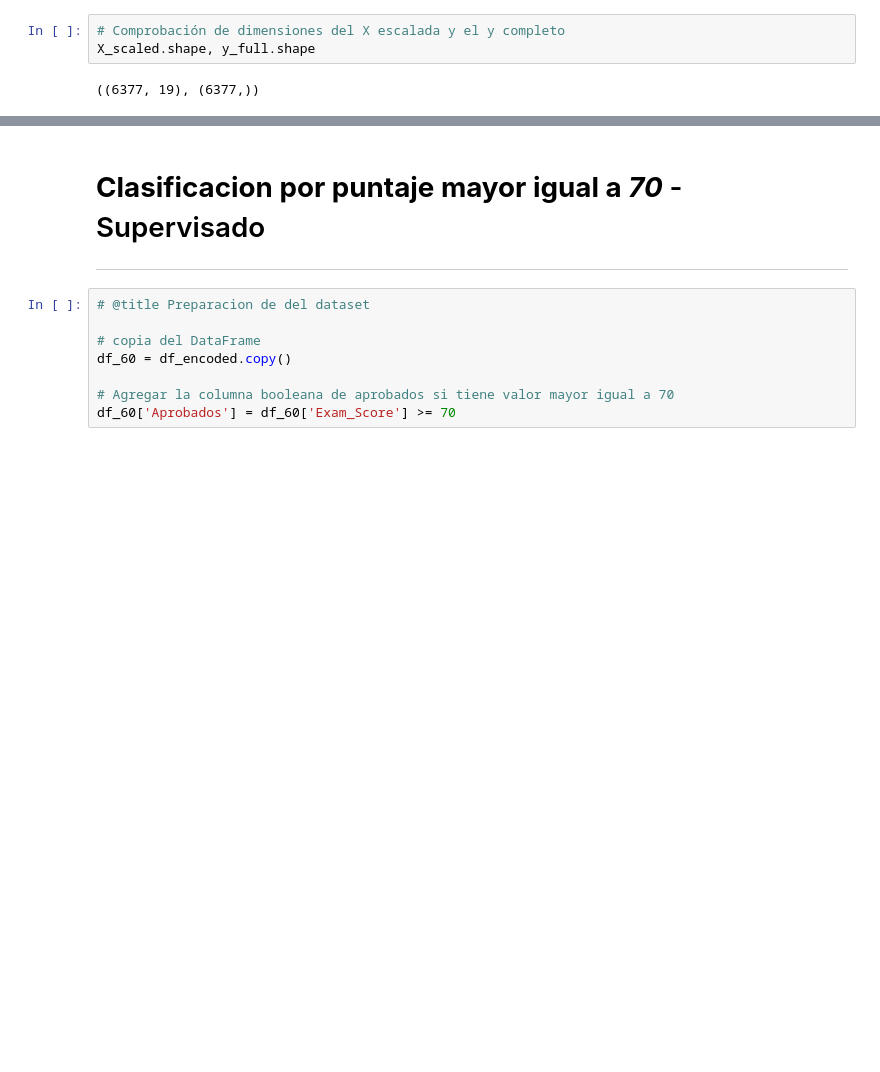
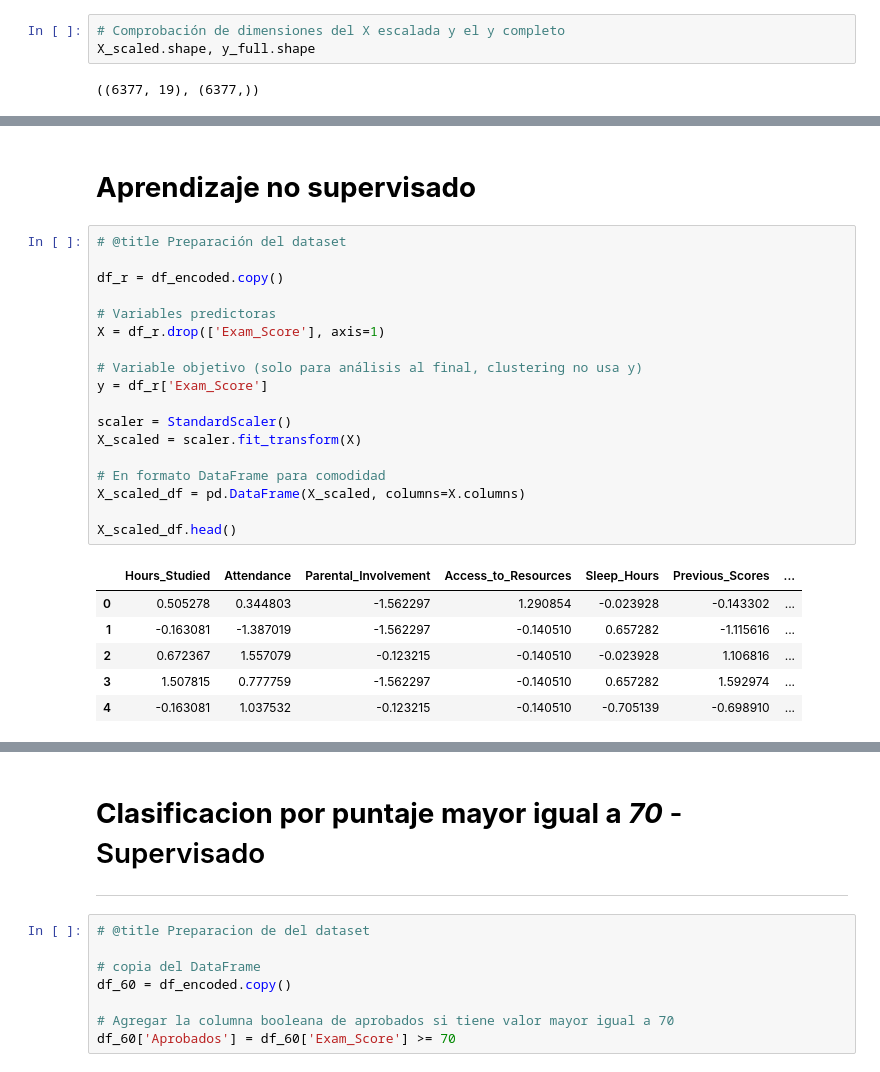
Before and after one commit to JeiGeek/ia1-LosPandas-prediccion_rendimiento_estudiantil, a Jupyter notebook: 03_Unsupervised_learning.ipynb, the cells around one changed output, grey strips where cells are left out. Cells and saved outputs as stored; diff of their text form; blank space fills up the shorter version.

```diff
--- a/03_Unsupervised_learning.ipynb
+++ b/03_Unsupervised_learning.ipynb
@@ -346,0 +445,27 @@ X_scaled.shape, y_full.shape
+# %% [markdown]
+# **Aprendizaje no supervisado**
+# %%
+# @title Preparación del dataset
+
+df_r = df_encoded.copy()
+
+# Variables predictoras
+X = df_r.drop(['Exam_Score'], axis=1)
+
+# Variable objetivo (solo para análisis al final, clustering no usa y)
+y = df_r['Exam_Score']
+
+scaler = StandardScaler()
+X_scaled = scaler.fit_transform(X)
+
+# En formato DataFrame para comodidad
+X_scaled_df = pd.DataFrame(X_scaled, columns=X.columns)
+
+X_scaled_df.head()
+# %% [output]
+|  | Hours_Studied | Attendance | Parental_Involvement | Access_to_Resources | Sleep_Hours | Previous_Scores | ... |
+| 0 | 0.505278 | 0.344803 | -1.562297 | 1.290854 | -0.023928 | -0.143302 | ... |
+| 1 | -0.163081 | -1.387019 | -1.562297 | -0.140510 | 0.657282 | -1.115616 | ... |
+| 2 | 0.672367 | 1.557079 | -0.123215 | -0.140510 | -0.023928 | 1.106816 | ... |
+| 3 | 1.507815 | 0.777759 | -1.562297 | -0.140510 | 0.657282 | 1.592974 | ... |
+| 4 | -0.163081 | 1.037532 | -0.123215 | -0.140510 | -0.705139 | -0.698910 | ... |
```
Also changed, not shown: parts of 19 cells of this notebook.
